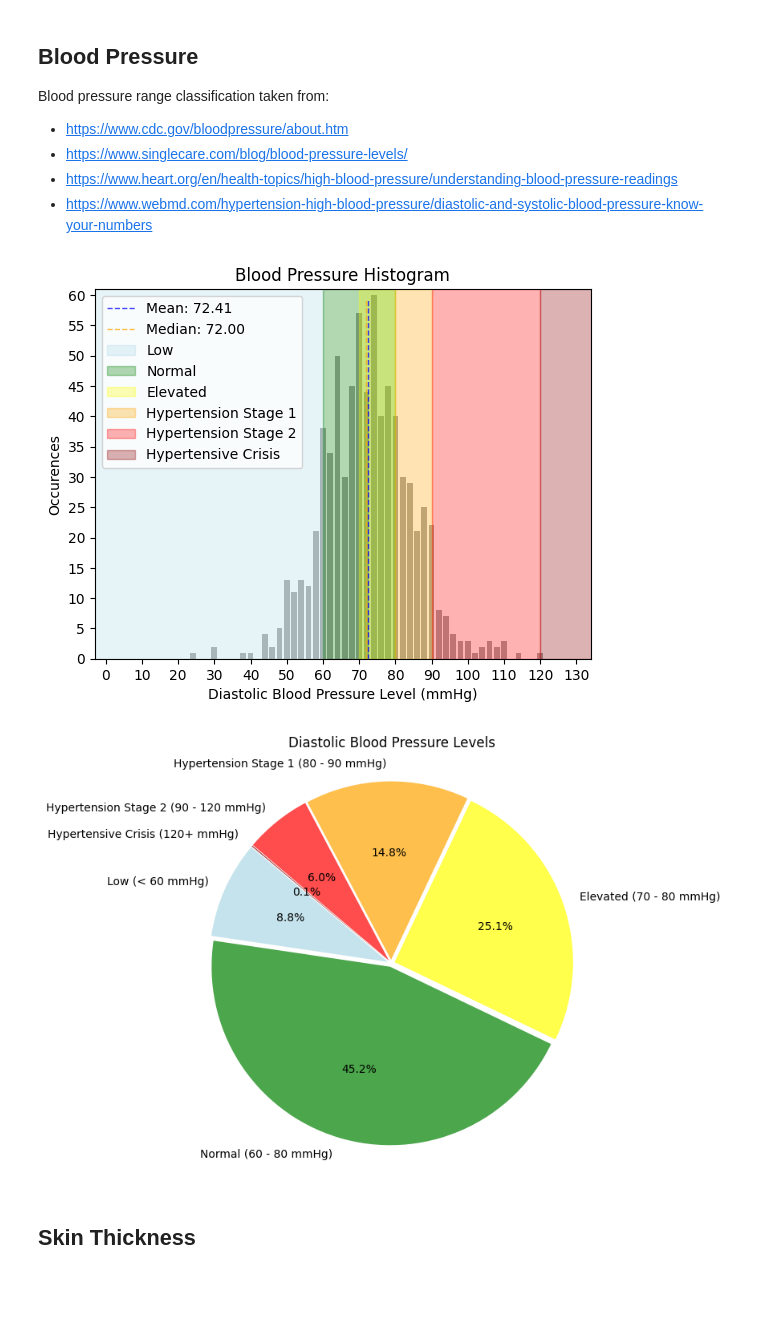
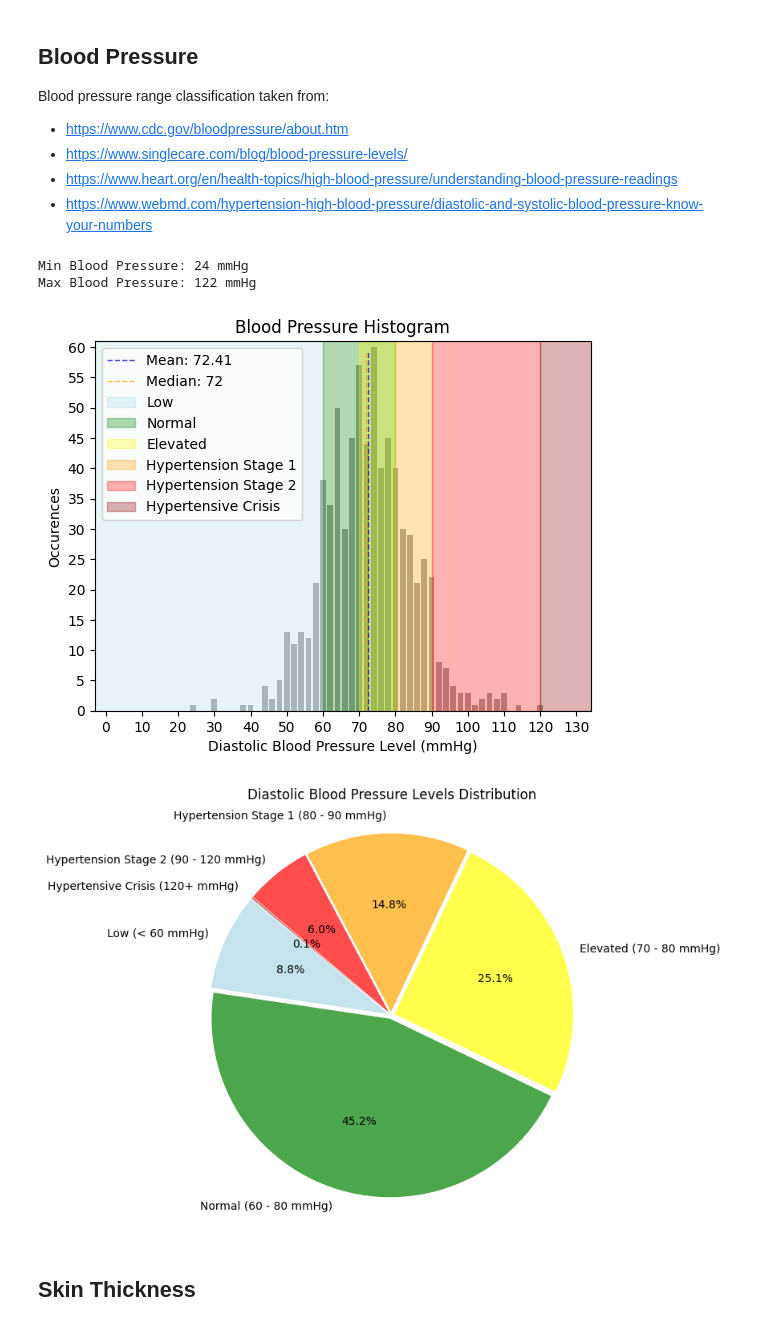
Before and after one commit to Bluxen/DA-Project1, a Jupyter notebook: 13_diabetes_prediction.ipynb, the cells around one changed output. Saved outputs shown, nothing was run; the diff lists cells and outputs as text; code cells hidden in the pictures; blank space fills up the shorter version.

```diff
--- a/13_diabetes_prediction.ipynb
+++ b/13_diabetes_prediction.ipynb
@@ -205,6 +215,8 @@ diabetes_filtered_blood_pressure = diabetes[diabetes['Blood Pressure'] != 0]
 # get minimum and maximum blood pressure
 min_blood_pressure = diabetes_filtered_blood_pressure['Blood Pressure'].min()
 max_blood_pressure = diabetes_filtered_blood_pressure['Blood Pressure'].max()
+print('Min Blood Pressure: {:.0f} mmHg'.format(min_blood_pressure))
+print('Max Blood Pressure: {:.0f} mmHg'.format(max_blood_pressure))
 
 # calculate average blood pressure
 average_blood_pressure = diabetes_filtered_blood_pressure['Blood Pressure'].mean()
@@ -242,39 +254,41 @@ plt.fill_betweenx([0, plt.ylim()[1]], elevated_lower_bound, elevated_upper_bound
 plt.fill_betweenx([0, plt.ylim()[1]], hypertension1_lower_bound, hypertension1_upper_bound, color='orange', alpha=0.3)
 plt.fill_betweenx([0, plt.ylim()[1]], hypertension2_lower_bound, hypertension2_upper_bound, color='red', alpha=0.3)
 plt.fill_betweenx([0, plt.ylim()[1]], hypertensive_crisis_lower_bound, 300, color='darkred', alpha=0.3)
-plt.legend(['Mean: ' + "{:.2f}".format(average_blood_pressure), 'Median: ' + "{:.2f}".format(median_blood_pressure), 'Low', 'Normal', 'Elevated', 'Hypertension Stage 1', 'Hypertension Stage 2', 'Hypertensive Crisis'], loc='upper left')
+plt.legend(['Mean: ' + "{:.2f}".format(average_blood_pressure), 'Median: ' + "{:.0f}".format(median_blood_pressure), 'Low', 'Normal', 'Elevated', 'Hypertension Stage 1', 'Hypertension Stage 2', 'Hypertensive Crisis'], loc='upper left')
 
 plt.title('Blood Pressure Histogram')
 plt.xlabel('Diastolic Blood Pressure Level (mmHg)')
 plt.ylabel('Occurences')
 plt.show()
 
 # count the number of people in the blood pressure ranges
 low = diabetes_filtered_blood_pressure[(diabetes_filtered_blood_pressure['Blood Pressure'] < low_upper_bound)].shape[0]
 normal = diabetes_filtered_blood_pressure[(diabetes_filtered_blood_pressure['Blood Pressure'] >= normal_lower_bound) & (diabetes_filtered_blood_pressure['Blood Pressure'] < normal_upper_bound)].shape[0]
 elevated = diabetes_filtered_blood_pressure[(diabetes_filtered_blood_pressure['Blood Pressure'] >= elevated_lower_bound) & (diabetes_filtered_blood_pressure['Blood Pressure'] < elevated_upper_bound)].shape[0]
 hypertension1 = diabetes_filtered_blood_pressure[(diabetes_filtered_blood_pressure['Blood Pressure'] >= hypertension1_lower_bound) & (diabetes_filtered_blood_pressure['Blood Pressure'] < hypertension1_upper_bound)].shape[0]
 hypertension2 = diabetes_filtered_blood_pressure[(diabetes_filtered_blood_pressure['Blood Pressure'] >= hypertension2_lower_bound) & (diabetes_filtered_blood_pressure['Blood Pressure'] < hypertension2_upper_bound)].shape[0]
 hypertensive_crisis = diabetes_filtered_blood_pressure[(diabetes_filtered_blood_pressure['Blood Pressure'] >= hypertensive_crisis_lower_bound)].shape[0]
 
 # blood pressure pie chart
 labels = ['Low (< {} mmHg)'.format(low_upper_bound),
           'Normal ({} - {} mmHg)'.format(normal_lower_bound, normal_upper_bound),
           'Elevated ({} - {} mmHg)'.format(elevated_lower_bound, elevated_upper_bound),
           'Hypertension Stage 1 ({} - {} mmHg)'.format(hypertension1_lower_bound, hypertension1_upper_bound),
           'Hypertension Stage 2 ({} - {} mmHg)'.format(hypertension2_lower_bound, hypertension2_upper_bound),
           'Hypertensive Crisis ({}+ mmHg)'.format(hypertensive_crisis_lower_bound)]
 sizes = [low, normal, elevated, hypertension1, hypertension2, hypertensive_crisis]
 colors = [mcolors.to_rgba('lightblue', alpha=0.7), mcolors.to_rgba('green', alpha=0.7), mcolors.to_rgba('yellow', alpha=0.7), mcolors.to_rgba('orange', alpha=0.7), mcolors.to_rgba('red', alpha=0.7), mcolors.to_rgba('darkred', alpha=0.7)]
 explode = (0.02, 0.02, 0.02, 0.02, 0.02, 0.02)
 plt.pie(sizes, explode=explode, labels=labels, colors=colors, autopct='%1.1f%%', startangle=140)
 plt.axis('equal')
-plt.title('Diastolic Blood Pressure Levels')
+plt.title('Diastolic Blood Pressure Levels Distribution')
 plt.subplots_adjust(top=1.2)
 plt.show()
 # %% [output]
+Min Blood Pressure: 24 mmHg
+Max Blood Pressure: 122 mmHg
-[figure, old version]
+[figure, new version]
-[figure, old version]
+[figure, new version]
 # %% [markdown]
 ## Skin Thickness
 # %%
```
Also changed, not shown: parts of 11 cells of this notebook.
